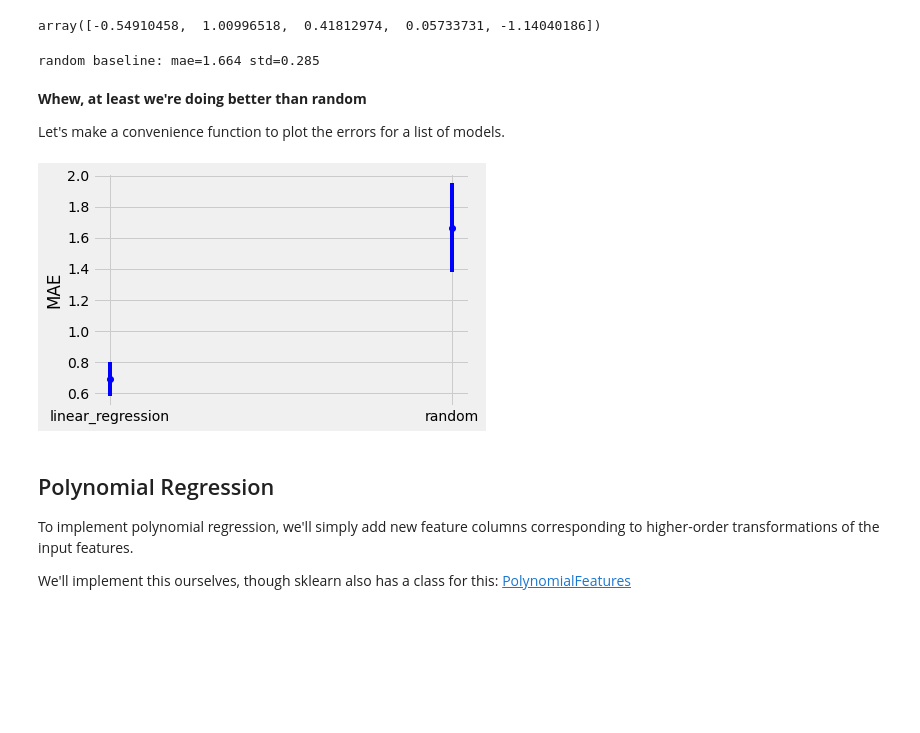
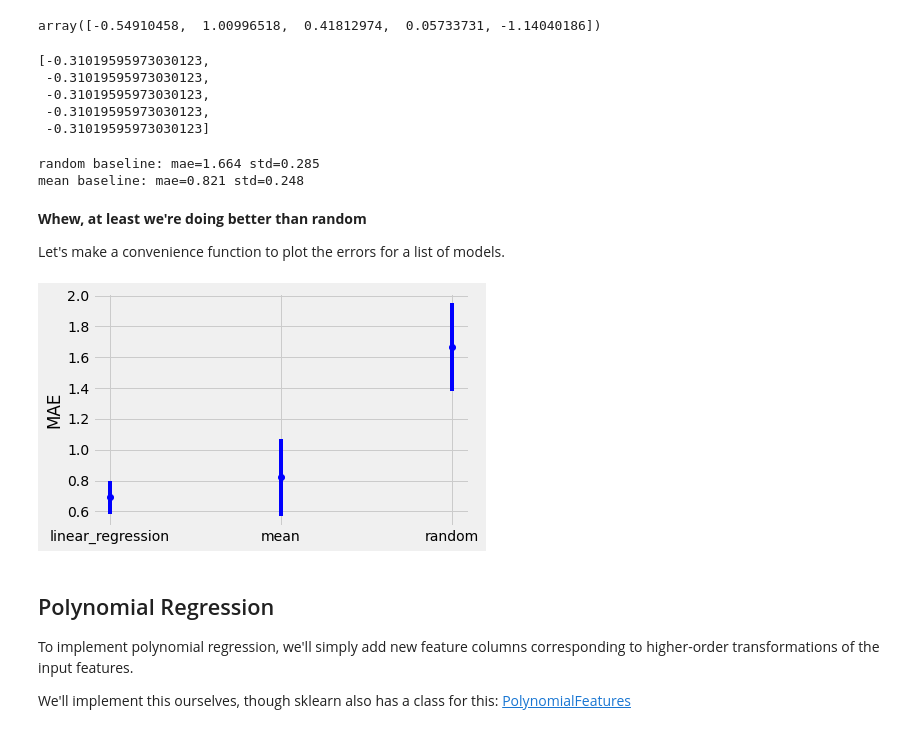
Before and after one commit to nmattei/cmps3160, a Jupyter notebook: _demos/Demo-09.ipynb, the cells around one changed output. Cells and saved outputs as stored; diff of their text form; code cells hidden in the pictures; blank space fills up the shorter version.

Commit message:
updated with mean baseline as well

```diff
--- a/_demos/Demo-09.ipynb
+++ b/_demos/Demo-09.ipynb
@@ -279,11 +284,37 @@ rb.fit(X.head(), y.head())
 rb.predict(X.head())
 # %% [output]
 array([-0.54910458,  1.00996518,  0.41812974,  0.05733731, -1.14040186])
+# %%
+class MeanBaseLine:
+  """
+  A slightly better baseline that returns the mean of the training set
+  """
+  def __init__(self):
+    pass
+
+  def fit(self, X, y):
+    self.mean = np.mean(y)
+
+  def predict(self, X):
+    return [self.mean]*len(X)
+
+me = MeanBaseLine()
+me.fit(X.head(), y.head())
+me.predict(X.head())
+# %% [output]
+[-0.31019595973030123,
+ -0.31019595973030123,
+ -0.31019595973030123,
+ -0.31019595973030123,
+ -0.31019595973030123]
 # %%
 rb_mae, rb_std = cv_error(X, y, RandomBaseline())
+me_mae, me_std = cv_error(X, y, MeanBaseLine())
 print('random baseline: mae=%.3f std=%.3f' % (rb_mae, rb_std))
+print('mean baseline: mae=%.3f std=%.3f' % (me_mae, me_std))
 # %% [output]
 random baseline: mae=1.664 std=0.285
+mean baseline: mae=0.821 std=0.248
 # %% [markdown]
 **Whew, at least we're doing better than random**
 
@@ -291,14 +322,14 @@ Let's make a convenience function to plot the errors for a list of models.
 # %%
 def compare_errors(errs, stds, labels):
   plt.figure()
   xs = np.arange(len(errs))
   plt.errorbar(xs, errs, fmt='bo', yerr=stds)
   plt.xticks(xs, labels)
   plt.ylabel('MAE')
   plt.show()
-compare_errors([lr_mae, rb_mae], [lr_std, rb_std], ['linear_regression', 'random'])
+compare_errors([lr_mae, me_mae, rb_mae], [lr_std, me_std, rb_std], ['linear_regression', 'mean', 'random'])
 # %% [output]
-[figure, old version]
+[figure, new version]
 # %% [markdown]
 ## Polynomial Regression
 
```
Also changed, not shown: parts of 7 cells of this notebook.
